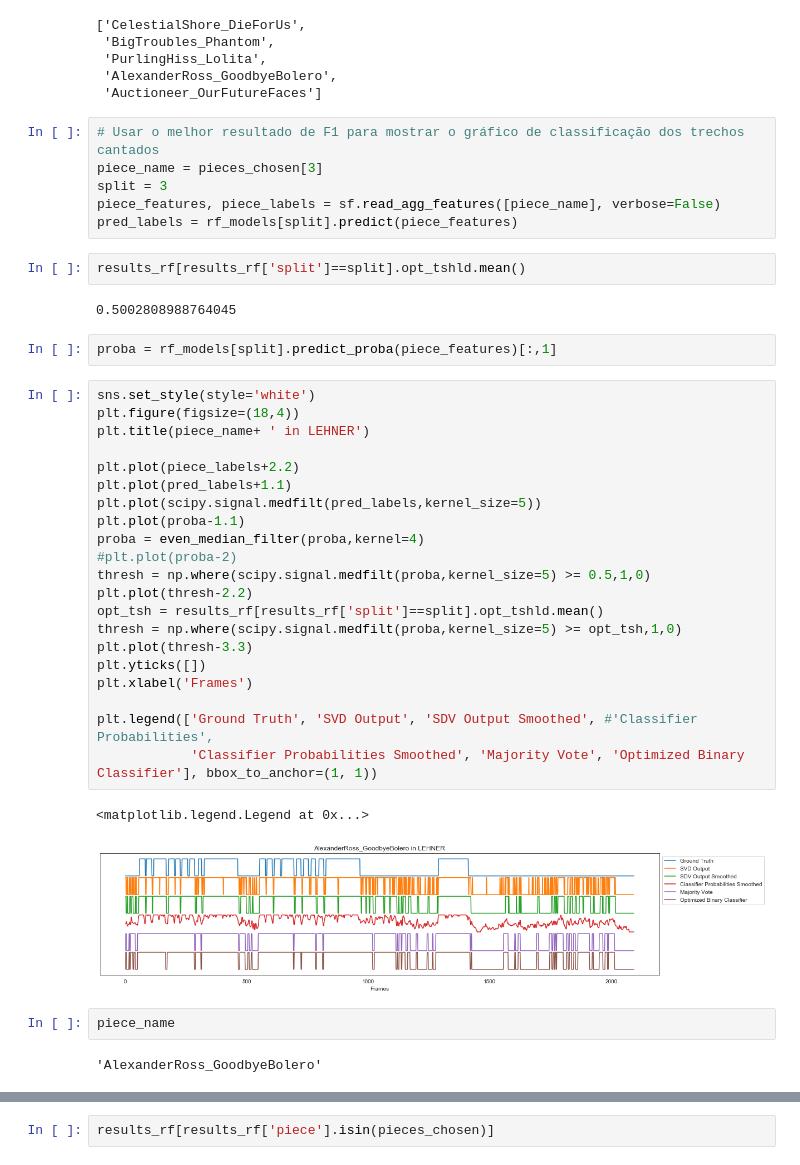
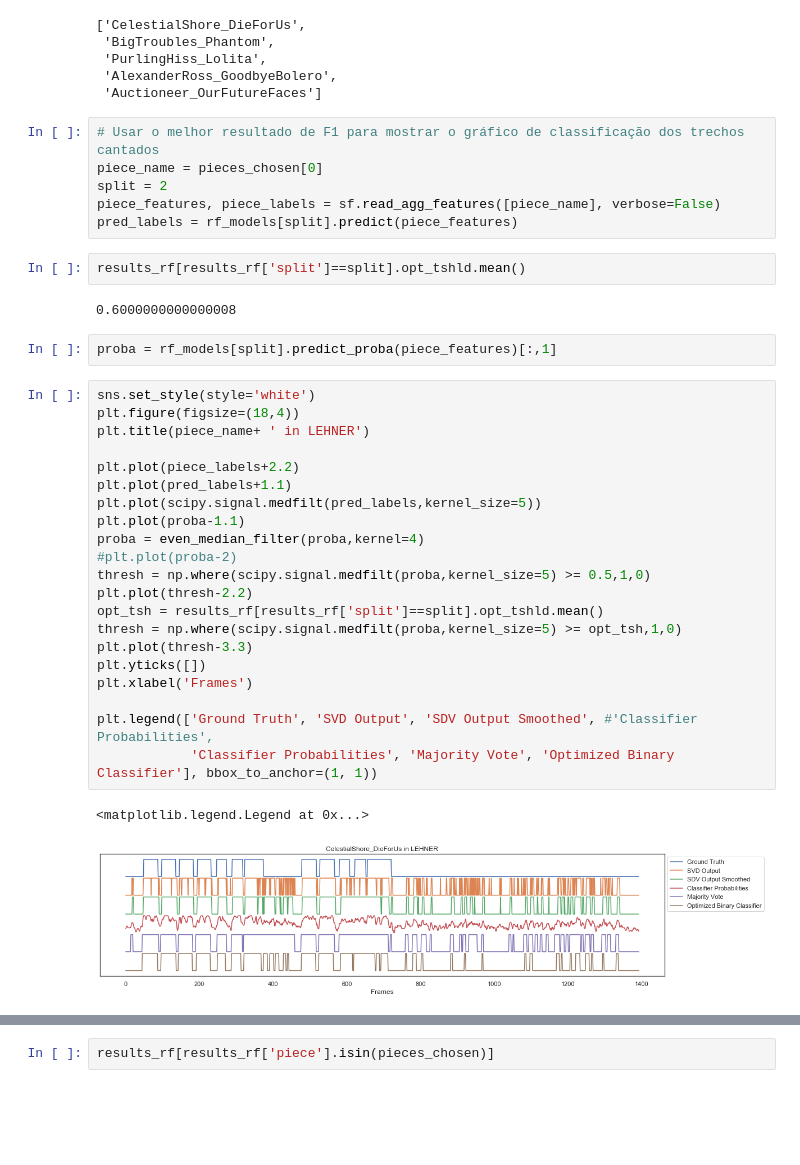
Before and after one commit to shayenne/vocaldetection, a Jupyter notebook: scripts/Lehner_SVD-2014.ipynb, the cells around one changed output, grey strips where cells are left out. Cells and saved outputs as stored; diff of their text form; blank space fills up the shorter version.

```diff
--- a/scripts/Lehner_SVD-2014.ipynb
+++ b/scripts/Lehner_SVD-2014.ipynb
@@ -607,42 +607,38 @@ pieces_chosen
  'Auctioneer_OurFutureFaces']
 # %%
 # Usar o melhor resultado de F1 para mostrar o gráfico de classificação dos trechos cantados
-piece_name = pieces_chosen[3]
-split = 3
+piece_name = pieces_chosen[0]
+split = 2
 piece_features, piece_labels = sf.read_agg_features([piece_name], verbose=False)
 pred_labels = rf_models[split].predict(piece_features)
 # %%
 results_rf[results_rf['split']==split].opt_tshld.mean()
 # %% [output]
-0.5002808988764045
+0.6000000000000008
 # %%
 proba = rf_models[split].predict_proba(piece_features)[:,1]
 # %%
 sns.set_style(style='white')
 plt.figure(figsize=(18,4))
 plt.title(piece_name+ ' in LEHNER')
 
 plt.plot(piece_labels+2.2)
 plt.plot(pred_labels+1.1)
 plt.plot(scipy.signal.medfilt(pred_labels,kernel_size=5))
 plt.plot(proba-1.1)
 proba = even_median_filter(proba,kernel=4)
 #plt.plot(proba-2)
 thresh = np.where(scipy.signal.medfilt(proba,kernel_size=5) >= 0.5,1,0)
 plt.plot(thresh-2.2)
 opt_tsh = results_rf[results_rf['split']==split].opt_tshld.mean()
 thresh = np.where(scipy.signal.medfilt(proba,kernel_size=5) >= opt_tsh,1,0)
 plt.plot(thresh-3.3)
 plt.yticks([])
 plt.xlabel('Frames')
 
 plt.legend(['Ground Truth', 'SVD Output', 'SDV Output Smoothed', #'Classifier Probabilities',
-            'Classifier Probabilities Smoothed', 'Majority Vote', 'Optimized Binary Classifier'], bbox_to_anchor=(1, 1))
+            'Classifier Probabilities', 'Majority Vote', 'Optimized Binary Classifier'], bbox_to_anchor=(1, 1))
 # %% [output]
 <matplotlib.legend.Legend at 0x...>
-[figure, old version]
+[figure, new version]
-# %%
-piece_name
-# %% [output]
-'AlexanderRoss_GoodbyeBolero'
 # %%
```
Also changed, not shown: parts of 1 cell of this notebook.
